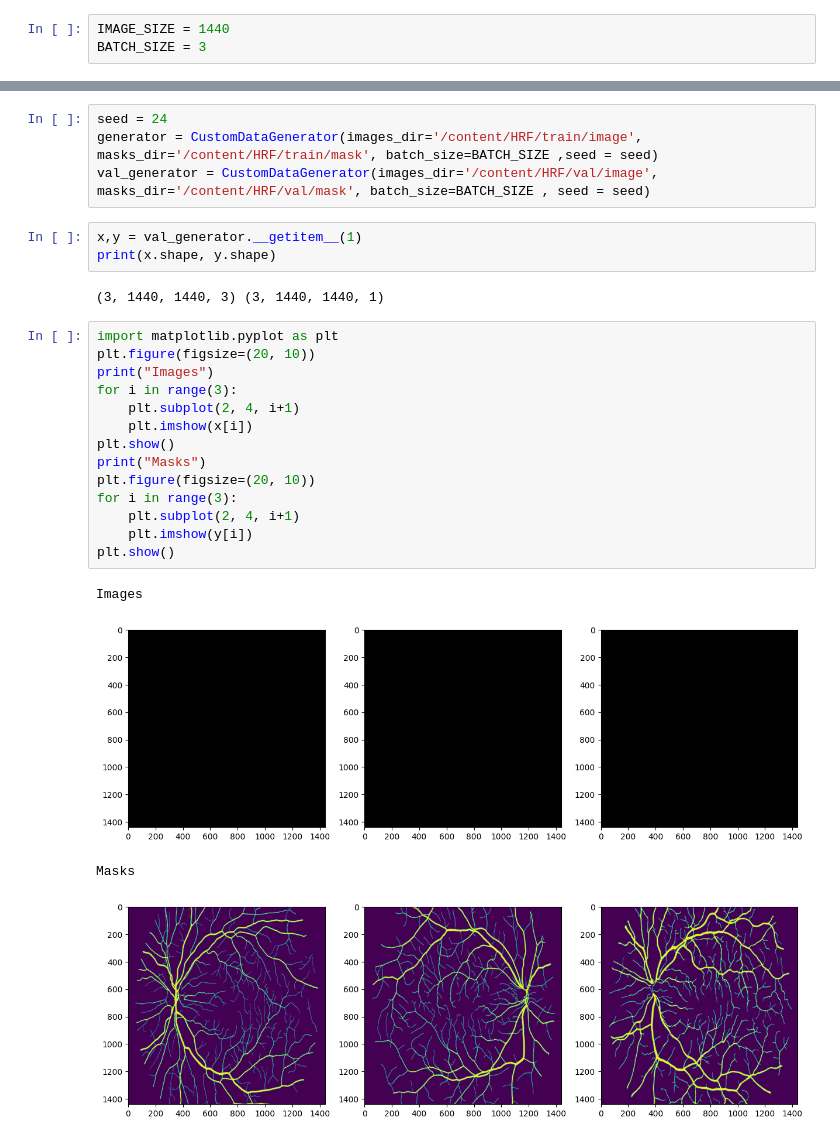
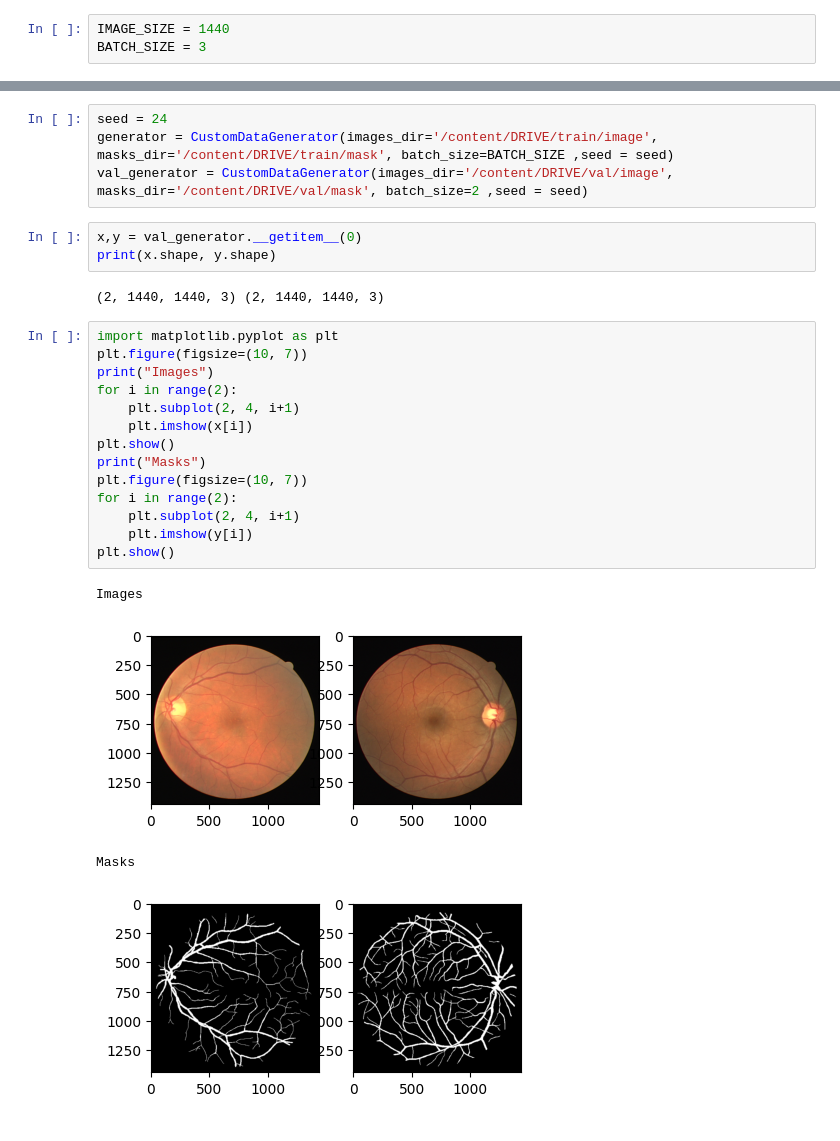
Before and after one commit to foxyyy-m/segmentation, a Jupyter notebook: vessel_retinal_segmentation.ipynb, the cells around one changed output, grey strips where cells are left out. Saved outputs shown, nothing was run; the diff lists cells and outputs as text.

```diff
--- a/vessel_retinal_segmentation.ipynb
+++ b/vessel_retinal_segmentation.ipynb
@@ -209,28 +228,28 @@ def load_images(image_path):
 # %%
 seed = 24
-generator = CustomDataGenerator(images_dir='/content/HRF/train/image', masks_dir='/content/HRF/train/mask', batch_size=BATCH_SIZE ,seed = seed)
-val_generator = CustomDataGenerator(images_dir='/content/HRF/val/image', masks_dir='/content/HRF/val/mask', batch_size=BATCH_SIZE , seed = seed)
+generator = CustomDataGenerator(images_dir='/content/DRIVE/train/image', masks_dir='/content/DRIVE/train/mask', batch_size=BATCH_SIZE ,seed = seed)
+val_generator = CustomDataGenerator(images_dir='/content/DRIVE/val/image', masks_dir='/content/DRIVE/val/mask', batch_size=2 ,seed = seed)
 # %%
-x,y = val_generator.__getitem__(1)
+x,y = val_generator.__getitem__(0)
 print(x.shape, y.shape)
 # %% [output]
-(3, 1440, 1440, 3) (3, 1440, 1440, 1)
+(2, 1440, 1440, 3) (2, 1440, 1440, 3)
 # %%
 import matplotlib.pyplot as plt
-plt.figure(figsize=(20, 10))
+plt.figure(figsize=(10, 7))
 print("Images")
-for i in range(3):
+for i in range(2):
     plt.subplot(2, 4, i+1)
     plt.imshow(x[i])
 plt.show()
 print("Masks")
-plt.figure(figsize=(20, 10))
-for i in range(3):
+plt.figure(figsize=(10, 7))
+for i in range(2):
     plt.subplot(2, 4, i+1)
     plt.imshow(y[i])
 plt.show()
 # %% [output]
 Images
-[figure, old version]
+[figure, new version]
 Masks
-[figure, old version]
+[figure, new version]
```
Also changed, not shown: parts of 6 cells of this notebook.
